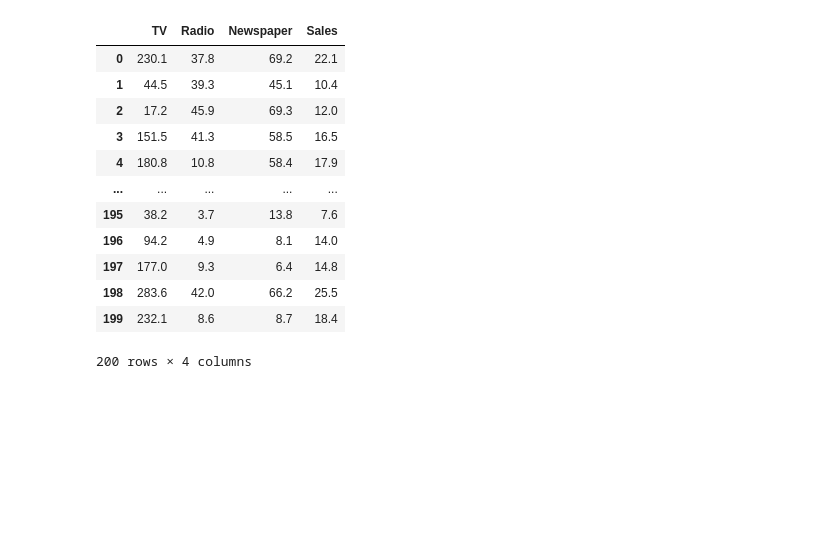
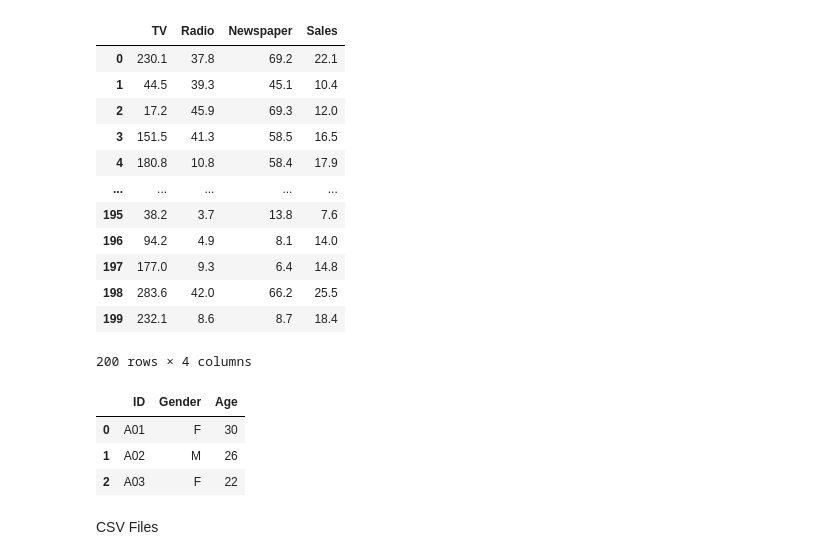
Before and after one commit to CamiloBaeza/Data-Science-Datavase-and-ETL-whith-python, a Jupyter notebook: Section 2 - Files.ipynb, the cells around one changed output. Cells and saved outputs as stored; diff of their text form; code cells hidden in the pictures; blank space fills up the shorter version.

```diff
--- a/Section 2 - Files.ipynb
+++ b/Section 2 - Files.ipynb
@@ -181,3 +181,17 @@ df
 | 198 | 283.6 | 42.0 | 66.2 | 25.5 |
 | 199 | 232.1 | 8.6 | 8.7 | 18.4 |
 200 rows × 4 columns
+# %%
+# writing a txt file
+data = {'Gender': ['F', 'M', 'F'],
+        'ID': ['A01', 'A02', 'A03'],
+        'Age': [30, 26, 22]}
+
+
+df = pd.DataFrame(data, columns=['ID','Gender', 'Age'])
+df
+# %% [output]
+|  | ID | Gender | Age |
+| 0 | A01 | F | 30 |
+| 1 | A02 | M | 26 |
+| 2 | A03 | F | 22 |
@@ -183,0 +200,2 @@ df
+# %% [markdown]
+CSV Files
```
Also changed, not shown: parts of 23 cells of this notebook.
